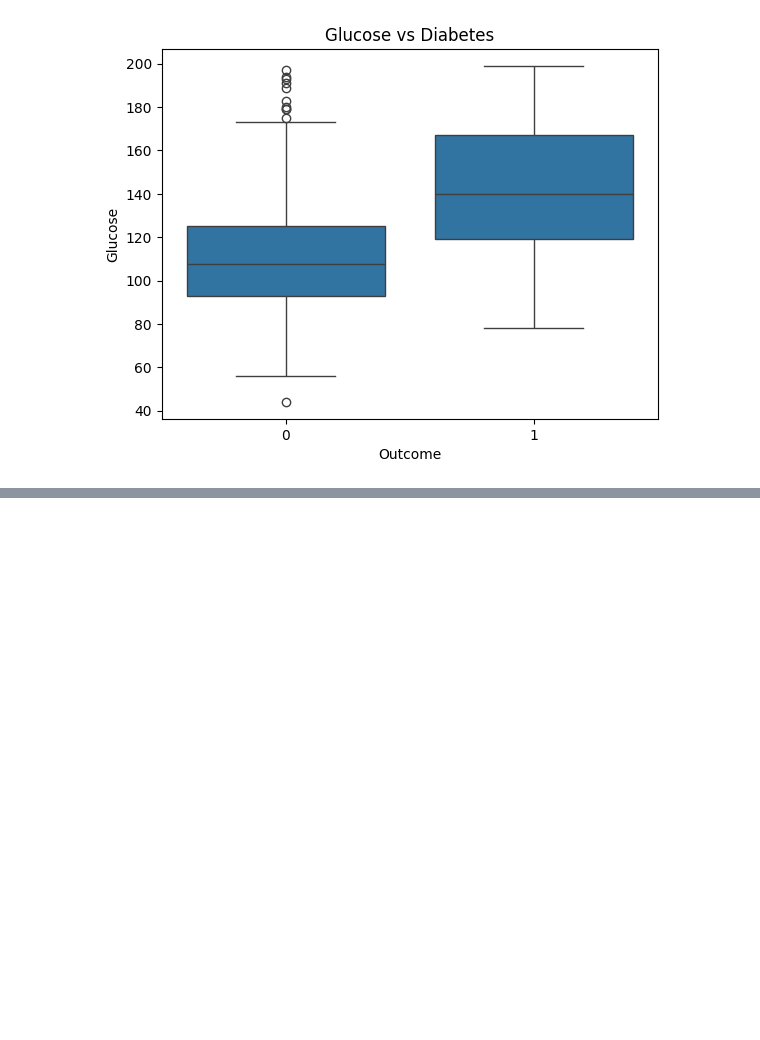
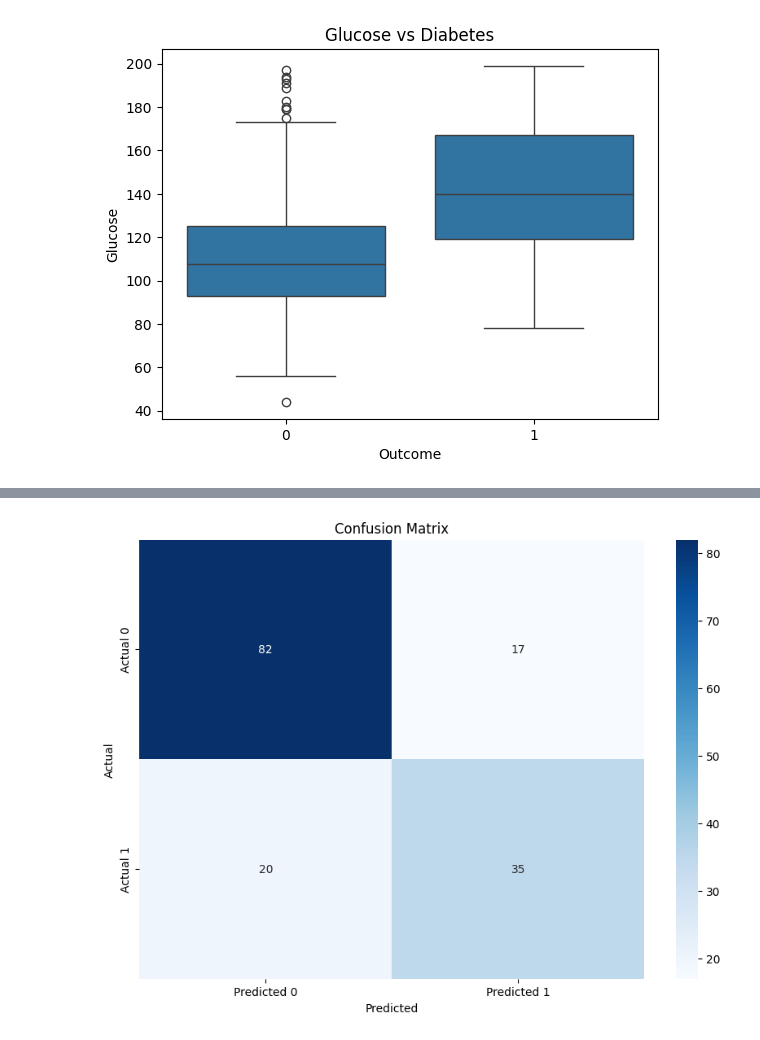
Before and after one commit to ssooraj004/AISC-SQ2024-Beginner-Project, a Jupyter notebook: Suranjana_AISCBP.ipynb, the cells around one changed output, grey strips where cells are left out. Cells and saved outputs as stored; diff of their text form; code cells hidden in the pictures; blank space fills up the shorter version.

Commit message:
logistic regression

```diff
--- a/Suranjana_AISCBP.ipynb
+++ b/Suranjana_AISCBP.ipynb
@@ -14,5 +10,5 @@ please provide us feedback at https://github.com/pandas-dev/pandas/issues/54466
 # %%
-db = pd.read_csv("/Users/akkumy/Downloads/diabetes(1).csv")
+db = pd.read_csv("diabetes(1).csv")
 db.head()
 # %% [output]
 |  | Pregnancies | Glucose | BloodPressure | SkinThickness | Insulin | BMI | DiabetesPedigreeFunction | Age | ... |
@@ -176,3 +172,17 @@ sns.boxplot(x='Outcome', y='Glucose', data=db).set_title('Glucose vs Diabetes')
 # %% [output]
 Text(0.5, 1.0, 'Glucose vs Diabetes')
 [figure]
+# %%
+predictors = ['BMI', 'BloodPressure', 'Age', 'Glucose', 'DiabetesPedigreeFunction']
+X = db[predictors]
+y = db['Outcome']
+
+X_train, X_test, y_train, y_test = train_test_split(X, y, test_size=0.2, random_state=42)
+# %%
+model = LogisticRegression(random_state=42)
+model.fit(X_train, y_train)
+y_pred = model.predict(X_test)
+# %%
+accuracy = accuracy_score(y_test, y_pred)
+conf_matrix = confusion_matrix(y_test, y_pred)
+class_report = classification_report(y_test, y_pred)
@@ -178,0 +207,9 @@ Text(0.5, 1.0, 'Glucose vs Diabetes')
+# %%
+plt.figure(figsize=(10, 7))
+sns.heatmap(conf_matrix, annot=True, fmt='d', cmap='Blues', xticklabels=['Predicted 0', 'Predicted 1'], yticklabels=['Actual 0', 'Actual 1'])
+plt.xlabel('Predicted')
+plt.ylabel('Actual')
+plt.title('Confusion Matrix')
+plt.show()
+# %% [output]
+[figure, added]
```
Also changed, not shown: parts of 2 cells of this notebook.
